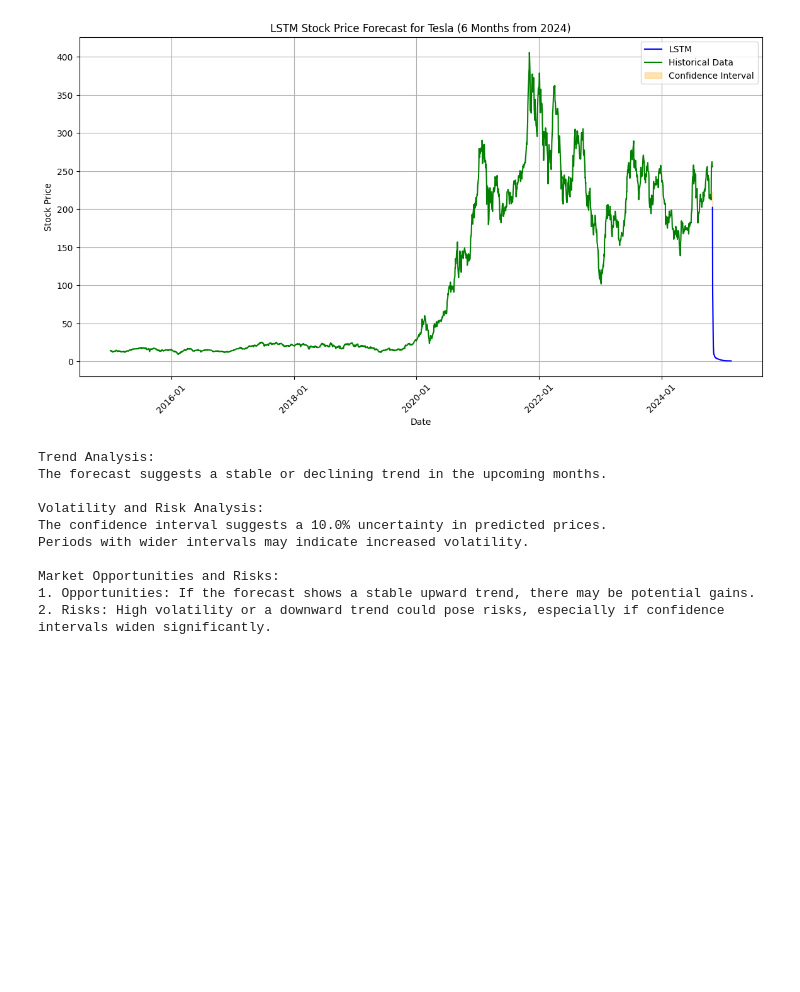
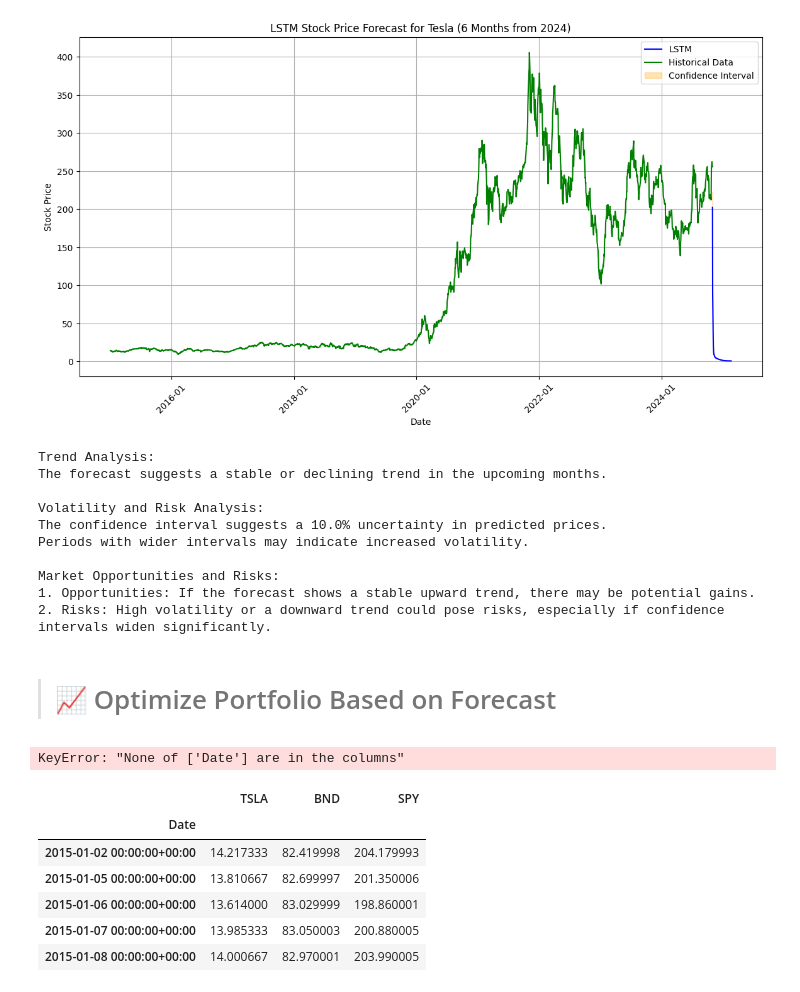
Before and after one commit to GuleWako/Time-Series-Forecasting-for-Portfolio-Management, a Jupyter notebook: notebooks/portfolioManagement.ipynb, the cells around one changed output. Cells and saved outputs as stored; diff of their text form; code cells hidden in the pictures; blank space fills up the shorter version.

```diff
--- a/notebooks/portfolioManagement.ipynb
+++ b/notebooks/portfolioManagement.ipynb
@@ -850,3 +850,11 @@ Periods with wider intervals may indicate increased volatility.
 Market Opportunities and Risks:
 1. Opportunities: If the forecast shows a stable upward trend, there may be potential gains.
 2. Risks: High volatility or a downward trend could pose risks, especially if confidence intervals widen significantly.
+# %% [markdown]
+> # 📈 Optimize Portfolio Based on Forecast
+# %%
+tsla_data.set_index('Date',inplace=True)
+bnd_data.set_index('Date',inplace=True)
+spy_data.set_index('Date',inplace=True)
+# %% [output]
+KeyError: "None of ['Date'] are in the columns"
@@ -852,0 +867,10 @@ Market Opportunities and Risks:
+# %%
+merged_df.head()
+# %% [output]
+|  | TSLA | BND | SPY |
+| Date |  |  |  |
+| 2015-01-02 00:00:00+00:00 | 14.217333 | 82.419998 | 204.179993 |
+| 2015-01-05 00:00:00+00:00 | 13.810667 | 82.699997 | 201.350006 |
+| 2015-01-06 00:00:00+00:00 | 13.614000 | 83.029999 | 198.860001 |
+| 2015-01-07 00:00:00+00:00 | 13.985333 | 83.050003 | 200.880005 |
+| 2015-01-08 00:00:00+00:00 | 14.000667 | 82.970001 | 203.990005 |
```
Also changed, not shown: parts of 3 cells of this notebook.
